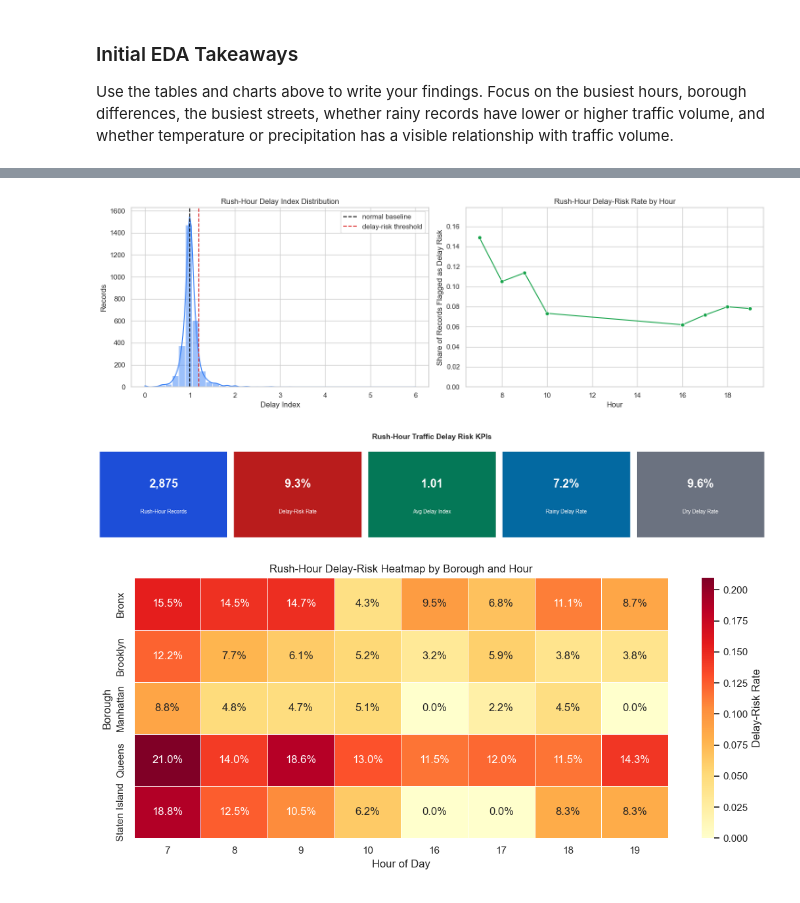
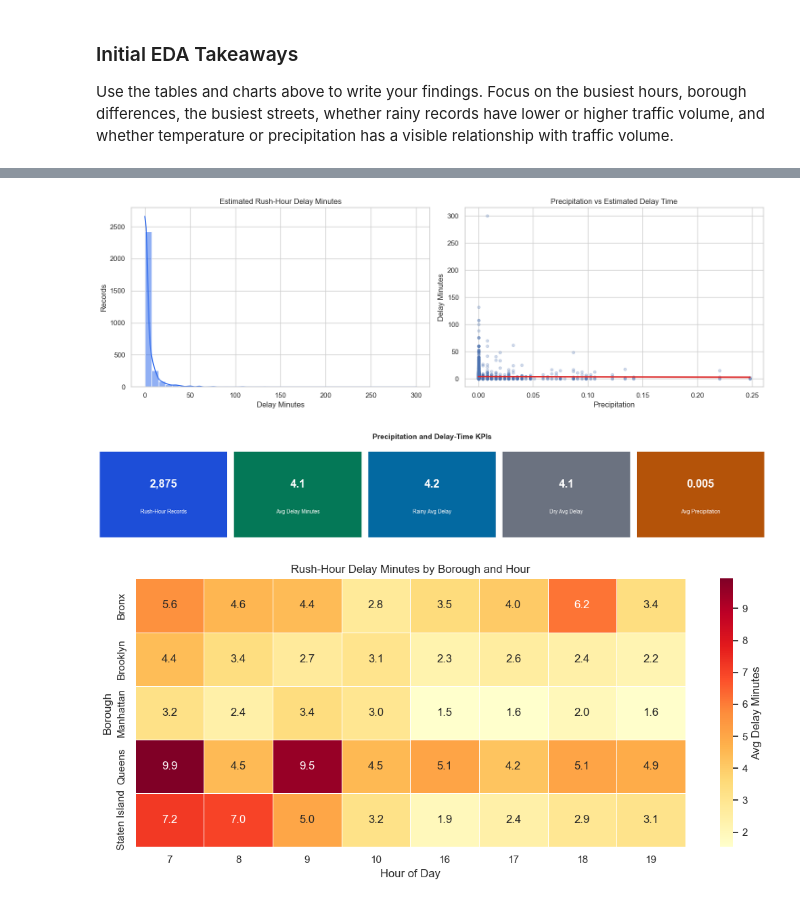
Before and after one commit to datasheng/csc46000-team-project-2026, a Jupyter notebook: proje.ipynb, the cells around one changed output, grey strips where cells are left out. Saved outputs shown, nothing was run; the diff lists cells and outputs as text; code cells hidden in the pictures.

```diff
--- a/proje.ipynb
+++ b/proje.ipynb
@@ -595,11 +598,6 @@ ml_df["rain_intensity"] = pd.cut(
     ml_df["precipitation"],
     bins=[-0.001, 0, 0.05, 0.15, float("inf")],
     labels=["none", "light", "moderate", "heavy"]
-)
-ml_df["temp_bin"] = pd.cut(
-    ml_df["temperature_2m"],
-    bins=[-float("inf"), 32, 45, 60, 75, float("inf")],
-    labels=["freezing", "cold", "mild", "warm", "hot"]
 )
 
 baseline_cols = ["boro", "street", "fromst", "tost", "direction", "day_of_week", "hour"]
@@ -613,12 +611,20 @@ baseline_volume = (
 ml_df = ml_df.merge(baseline_volume, on=baseline_cols, how="left")
 ml_df = ml_df[ml_df["expected_volume"] > 0].copy()
 ml_df["delay_index"] = ml_df["vol"] / ml_df["expected_volume"]
-ml_df["delay_risk"] = (ml_df["delay_index"] >= 1.20).astype(int)
+
+# Delay time proxy: a 1.20 delay index maps to about 12 excess minutes in an hour.
+ml_df["delay_minutes"] = ((ml_df["delay_index"] - 1).clip(lower=0) * 60).round(2)
+ml_df["delay_level"] = pd.cut(
+    ml_df["delay_minutes"],
+    bins=[-0.001, 5, 15, 30, float("inf")],
+    labels=["Low", "Moderate", "High", "Severe"]
+)
 
 rush_df = ml_df[ml_df["rush_hour"]].copy()
 
 print(f"Rush-hour rows: {len(rush_df):,}")
-print(f"Delay-risk rate during rush hour: {rush_df['delay_risk'].mean():.2%}")
-display(rush_df[["date", "hour", "boro", "street", "vol", "expected_volume", "delay_index", "delay_risk", "temperature_2m", "precipitation"]].head())
+print(f"Average estimated delay minutes: {rush_df['delay_minutes'].mean():.2f}")
+print(f"Average precipitation: {rush_df['precipitation'].mean():.3f}")
+display(rush_df[["date", "hour", "boro", "street", "vol", "expected_volume", "delay_index", "delay_minutes", "delay_level", "temperature_2m", "precipitation", "rain_intensity"]].head())
 # %% [output]
 Rush-hour rows: 2,875
@@ -632,62 +639,61 @@ Delay-risk rate during rush hour: 9.25%
 # %%
 fig, axes = plt.subplots(1, 2, figsize=(15, 5))
 
-sns.histplot(rush_df["delay_index"], bins=40, kde=True, ax=axes[0], color="#3b82f6")
-axes[0].axvline(1.0, color="black", linestyle="--", label="normal baseline")
-axes[0].axvline(1.2, color="#dc2626", linestyle="--", label="delay-risk threshold")
-axes[0].set_title("Rush-Hour Delay Index Distribution")
-axes[0].set_xlabel("Delay Index")
+sns.histplot(rush_df["delay_minutes"], bins=40, kde=True, ax=axes[0], color="#2563eb")
+axes[0].set_title("Estimated Rush-Hour Delay Minutes")
+axes[0].set_xlabel("Delay Minutes")
 axes[0].set_ylabel("Records")
-axes[0].legend()
 
-hour_delay = rush_df.groupby("hour", as_index=False).agg(
-    avg_delay_index=("delay_index", "mean"),
-    delay_risk_rate=("delay_risk", "mean")
+sns.regplot(
+    data=rush_df,
+    x="precipitation",
+    y="delay_minutes",
+    scatter_kws={"alpha": 0.25, "s": 18},
+    line_kws={"color": "#dc2626"},
+    ax=axes[1]
 )
-sns.lineplot(data=hour_delay, x="hour", y="delay_risk_rate", marker="o", ax=axes[1], color="#16a34a")
-axes[1].set_title("Rush-Hour Delay-Risk Rate by Hour")
-axes[1].set_xlabel("Hour")
-axes[1].set_ylabel("Share of Records Flagged as Delay Risk")
-axes[1].set_ylim(0, max(0.05, hour_delay["delay_risk_rate"].max() * 1.2))
+axes[1].set_title("Precipitation vs Estimated Delay Time")
+axes[1].set_xlabel("Precipitation")
+axes[1].set_ylabel("Delay Minutes")
 
 plt.tight_layout()
 plt.show()
 # %% [output]
-[figure, old version]
+[figure, new version]
 # %%
-rainy_mask = rush_df["is_raining"].astype(str) == "True"
-dry_mask = rush_df["is_raining"].astype(str) == "False"
+rainy_mask = rush_df["is_raining"].astype(bool)
+dry_mask = ~rainy_mask
 
 kpi_values = {
     "Rush-Hour Records": f"{len(rush_df):,}",
-    "Delay-Risk Rate": f"{rush_df['delay_risk'].mean():.1%}",
-    "Avg Delay Index": f"{rush_df['delay_index'].mean():.2f}",
-    "Rainy Delay Rate": f"{rush_df.loc[rainy_mask, 'delay_risk'].mean():.1%}" if rainy_mask.any() else "N/A",
-    "Dry Delay Rate": f"{rush_df.loc[dry_mask, 'delay_risk'].mean():.1%}" if dry_mask.any() else "N/A"
+    "Avg Delay Minutes": f"{rush_df['delay_minutes'].mean():.1f}",
+    "Rainy Avg Delay": f"{rush_df.loc[rainy_mask, 'delay_minutes'].mean():.1f}" if rainy_mask.any() else "N/A",
+    "Dry Avg Delay": f"{rush_df.loc[dry_mask, 'delay_minutes'].mean():.1f}" if dry_mask.any() else "N/A",
+    "Avg Precipitation": f"{rush_df['precipitation'].mean():.3f}"
 }
 
 fig, axes = plt.subplots(1, len(kpi_values), figsize=(18, 3))
-card_colors = ["#1d4ed8", "#b91c1c", "#047857", "#0369a1", "#6b7280"]
+card_colors = ["#1d4ed8", "#047857", "#0369a1", "#6b7280", "#b45309"]
 
 for ax, (label, value), color in zip(axes, kpi_values.items(), card_colors):
     ax.set_facecolor(color)
-    ax.text(0.5, 0.62, value, ha="center", va="center", fontsize=22, color="white", fontweight="bold")
+    ax.text(0.5, 0.62, value, ha="center", va="center", fontsize=21, color="white", fontweight="bold")
     ax.text(0.5, 0.30, label, ha="center", va="center", fontsize=10, color="white")
     ax.set_xticks([])
     ax.set_yticks([])
     for spine in ax.spines.values():
         spine.set_visible(False)
 
-plt.suptitle("Rush-Hour Traffic Delay Risk KPIs", fontsize=14, fontweight="bold")
+plt.suptitle("Precipitation and Delay-Time KPIs", fontsize=14, fontweight="bold")
 plt.tight_layout()
 plt.show()
 # %% [output]
-[figure, old version]
+[figure, new version]
 # %%
 rush_heatmap = rush_df.pivot_table(
     index="boro",
     columns="hour",
-    values="delay_risk",
+    values="delay_minutes",
     aggfunc="mean"
 )
 
@@ -695,17 +701,17 @@ plt.figure(figsize=(11, 5))
 sns.heatmap(
     rush_heatmap,
     annot=True,
-    fmt=".1%",
+    fmt=".1f",
     cmap="YlOrRd",
     linewidths=0.5,
-    cbar_kws={"label": "Delay-Risk Rate"}
+    cbar_kws={"label": "Avg Delay Minutes"}
 )
-plt.title("Rush-Hour Delay-Risk Heatmap by Borough and Hour")
+plt.title("Rush-Hour Delay Minutes by Borough and Hour")
 plt.xlabel("Hour of Day")
 plt.ylabel("Borough")
 plt.tight_layout()
 plt.show()
 # %% [output]
-[figure, old version]
+[figure, new version]
 # %%
 from sklearn.compose import ColumnTransformer
```
Also changed, not shown: parts of 15 cells of this notebook, 2 other files.
